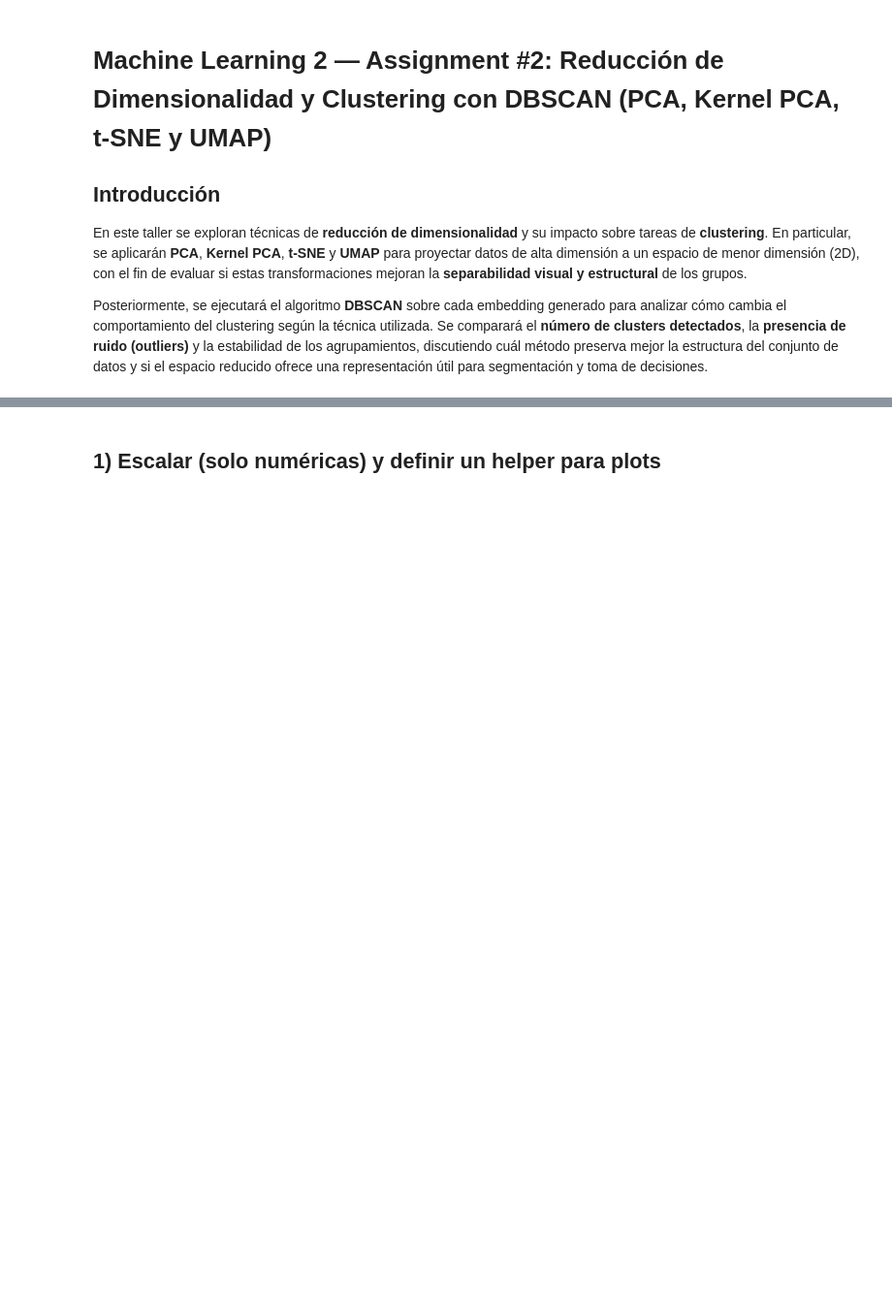
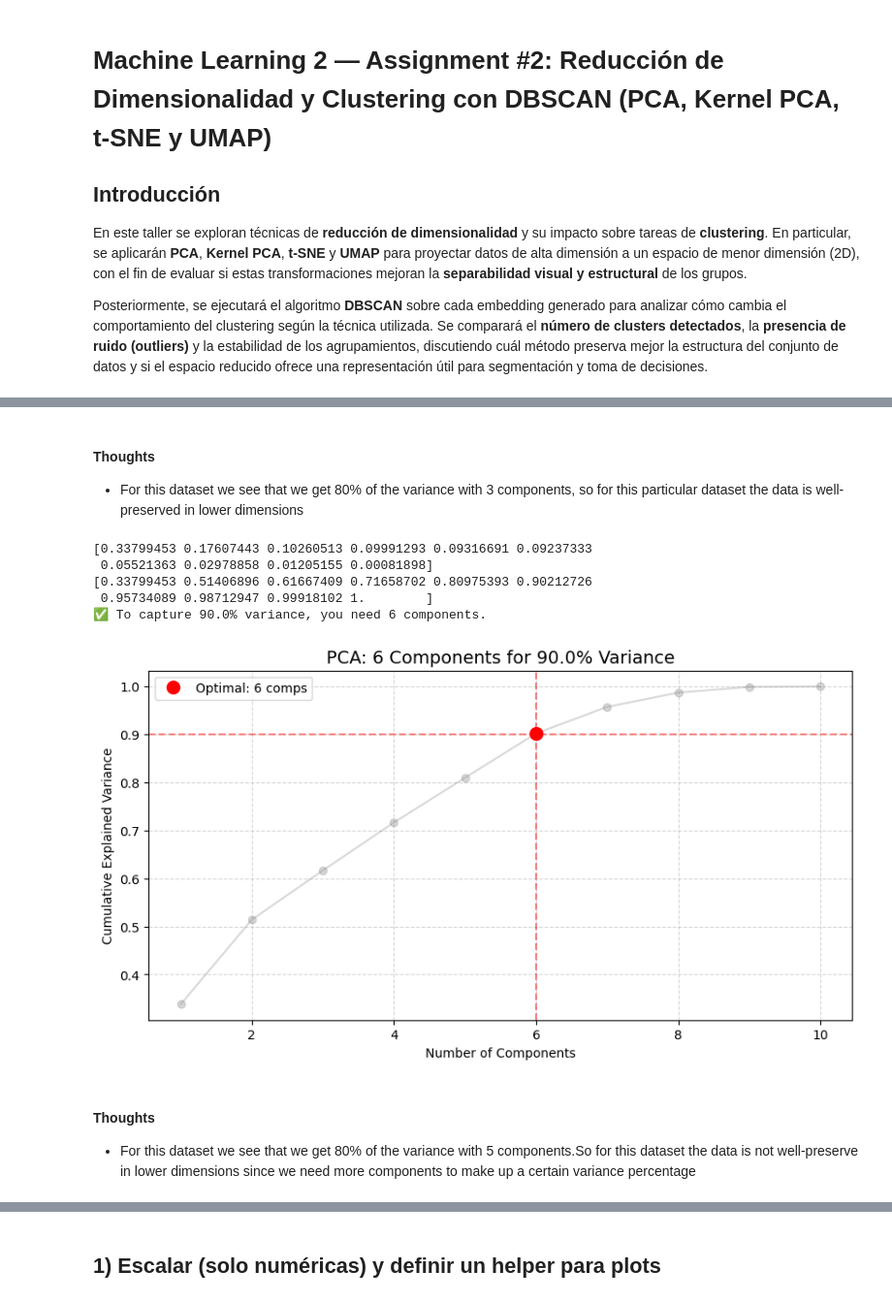
Before and after one commit to OFFICIAL-SBC/ML-K_Means-GMM, a Jupyter notebook: Taller-2/Taller - 2.ipynb, the cells around one changed output, grey strips where cells are left out. Shown at 97% size. Saved outputs shown, nothing was run; the diff lists cells and outputs as text; code cells hidden in the pictures; blank space fills up the shorter version.

```diff
--- a/Taller-2/Taller - 2.ipynb
+++ b/Taller-2/Taller - 2.ipynb
@@ -47,0 +120,15 @@ Airlines num shape: (3999, 10)
+# %% [markdown]
+#### Thoughts
+- For this dataset we see that we get 80% of the variance with 3 components, so for this particular dataset the data is well-preserved in lower dimensions
+# %%
+airlines_components = select_optimal_pca(df_air_num,0.9)
+# %% [output]
+[0.33799453 0.17607443 0.10260513 0.09991293 0.09316691 0.09237333
+ 0.05521363 0.02978858 0.01205155 0.00081898]
+[0.33799453 0.51406896 0.61667409 0.71658702 0.80975393 0.90212726
+ 0.95734089 0.98712947 0.99918102 1.        ]
+✅ To capture 90.0% variance, you need 6 components.
+[figure, added]
+# %% [markdown]
+#### Thoughts
+- For this dataset we see that we get 80% of the variance with 5 components.So for this dataset the data is not well-preserve in lower dimensions since we need more components to make up a certain variance percentage
```
Also changed, not shown: parts of 34 cells of this notebook, 9 other files.
